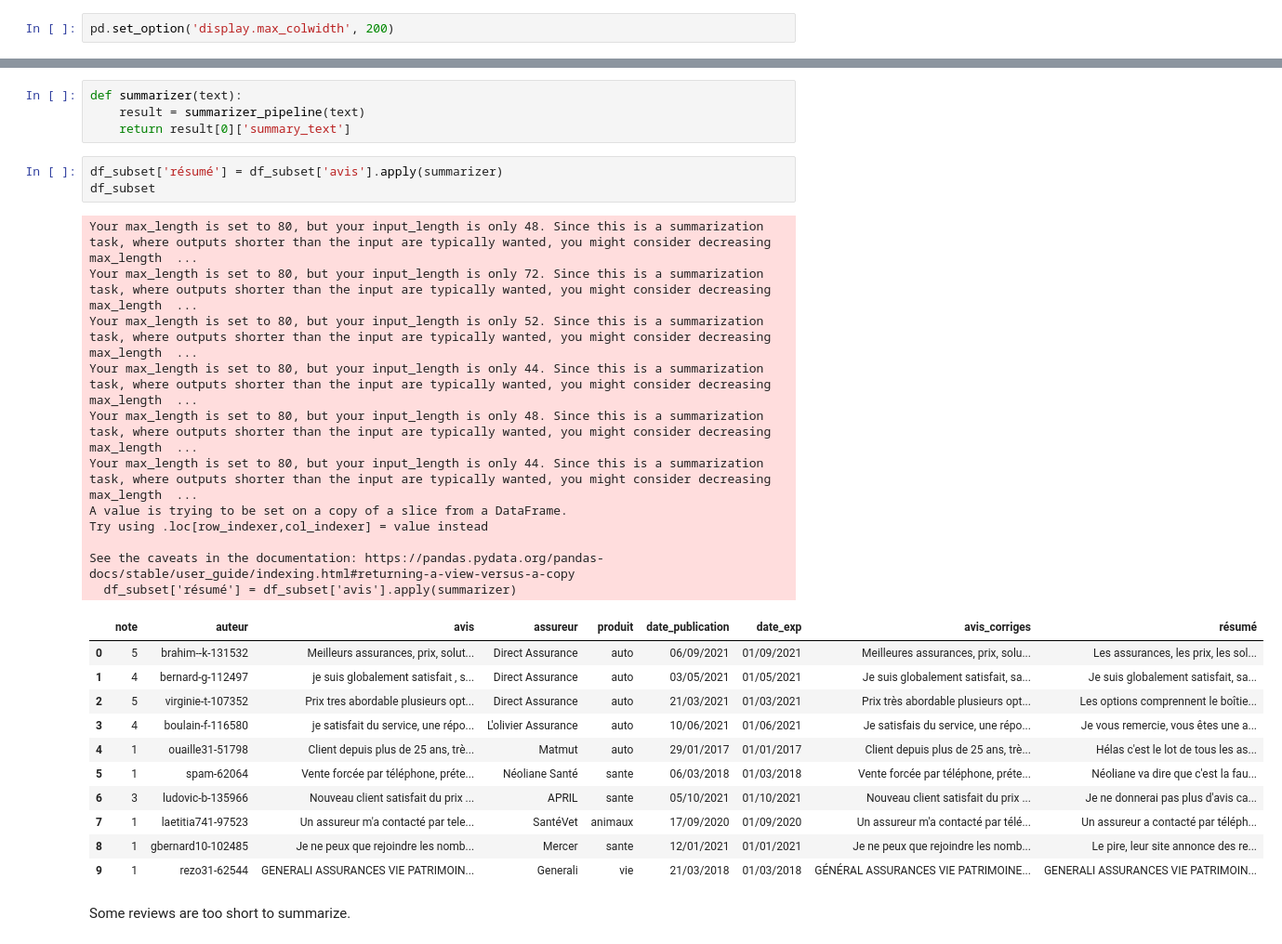
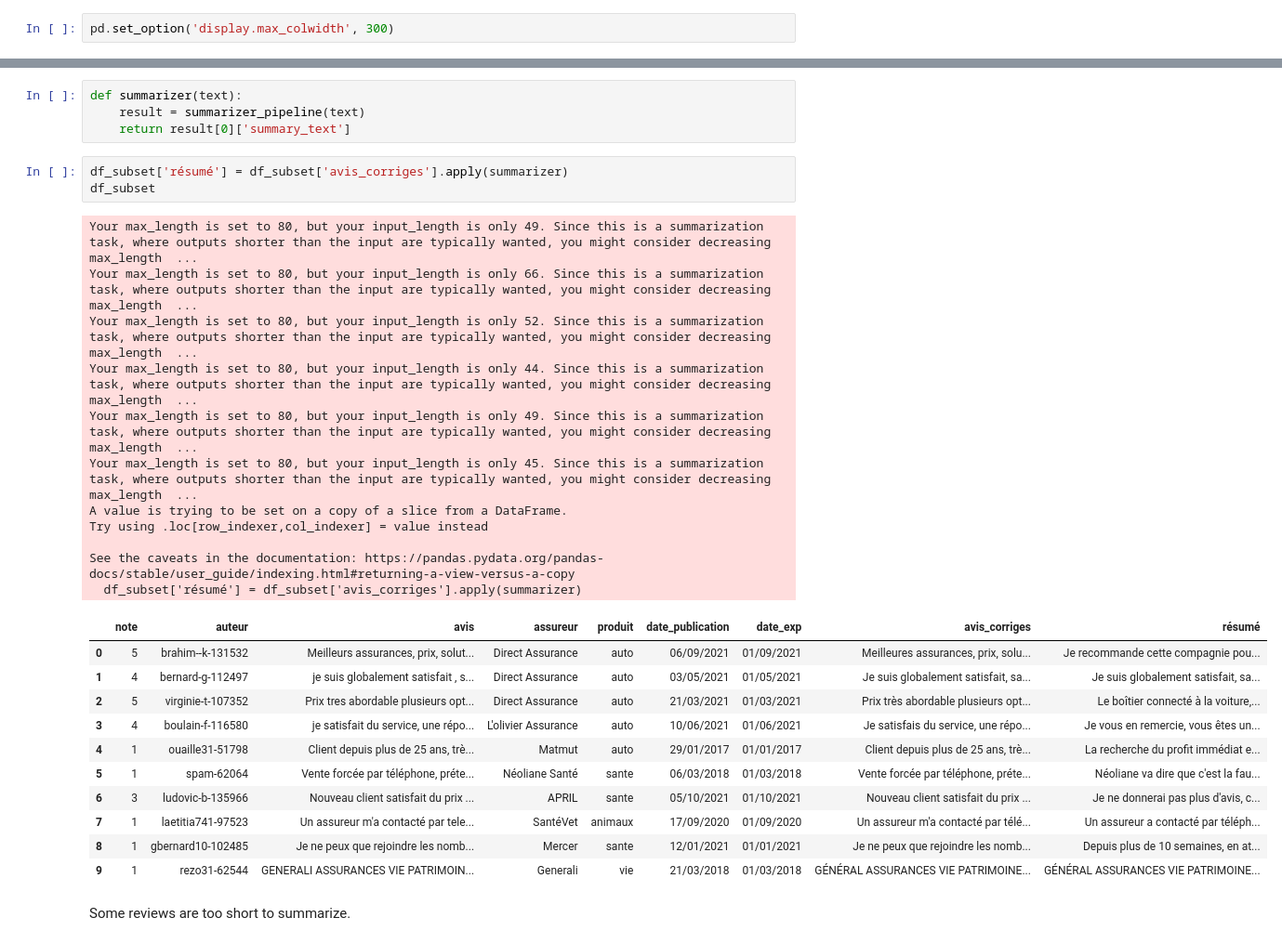
Before and after one commit to lucasartaud/Machine_Learning_for_NLP_Project2, a Jupyter notebook: Artaud_Sivasubramaniam_DIA1_project2.ipynb, the cells around one changed output, grey strips where cells are left out. Shown at 93% size. Drawn from its saved outputs; the diff is of its cells as text.

```diff
--- a/Artaud_Sivasubramaniam_DIA1_project2.ipynb
+++ b/Artaud_Sivasubramaniam_DIA1_project2.ipynb
@@ -26,7 +35,7 @@ torch.cuda.is_available()
 # %% [output]
 True
 # %%
-pd.set_option('display.max_colwidth', 200)
+pd.set_option('display.max_colwidth', 300)
 # %% [markdown]
 ## Data loading
 # %%
@@ -276,31 +324,31 @@ def summarizer(text):
     result = summarizer_pipeline(text)
     return result[0]['summary_text']
 # %%
-df_subset['résumé'] = df_subset['avis'].apply(summarizer)
+df_subset['résumé'] = df_subset['avis_corriges'].apply(summarizer)
 df_subset
 # %% [output]
-Your max_length is set to 80, but your input_length is only 48. Since this is a summarization task, where outputs shorter than the input are typically wanted, you might consider decreasing max_length  ...
-Your max_length is set to 80, but your input_length is only 72. Since this is a summarization task, where outputs shorter than the input are typically wanted, you might consider decreasing max_length  ...
+Your max_length is set to 80, but your input_length is only 49. Since this is a summarization task, where outputs shorter than the input are typically wanted, you might consider decreasing max_length  ...
+Your max_length is set to 80, but your input_length is only 66. Since this is a summarization task, where outputs shorter than the input are typically wanted, you might consider decreasing max_length  ...
 Your max_length is set to 80, but your input_length is only 52. Since this is a summarization task, where outputs shorter than the input are typically wanted, you might consider decreasing max_length  ...
 Your max_length is set to 80, but your input_length is only 44. Since this is a summarization task, where outputs shorter than the input are typically wanted, you might consider decreasing max_length  ...
-Your max_length is set to 80, but your input_length is only 48. Since this is a summarization task, where outputs shorter than the input are typically wanted, you might consider decreasing max_length  ...
-Your max_length is set to 80, but your input_length is only 44. Since this is a summarization task, where outputs shorter than the input are typically wanted, you might consider decreasing max_length  ...
+Your max_length is set to 80, but your input_length is only 49. Since this is a summarization task, where outputs shorter than the input are typically wanted, you might consider decreasing max_length  ...
+Your max_length is set to 80, but your input_length is only 45. Since this is a summarization task, where outputs shorter than the input are typically wanted, you might consider decreasing max_length  ...
 A value is trying to be set on a copy of a slice from a DataFrame.
 Try using .loc[row_indexer,col_indexer] = value instead
 
 See the caveats in the documentation: https://pandas.pydata.org/pandas-docs/stable/user_guide/indexing.html#returning-a-view-versus-a-copy
-  df_subset['résumé'] = df_subset['avis'].apply(summarizer)
+  df_subset['résumé'] = df_subset['avis_corriges'].apply(summarizer)
 |  | note | auteur | avis | assureur | produit | date_publication | date_exp | avis_corriges | résumé |
-| 0 | 5 | brahim--k-131532 | Meilleurs assurances, prix, solut... | Direct Assurance | auto | 06/09/2021 | 01/09/2021 | Meilleures assurances, prix, solu... | Les assurances, les prix, les sol... |
+| 0 | 5 | brahim--k-131532 | Meilleurs assurances, prix, solut... | Direct Assurance | auto | 06/09/2021 | 01/09/2021 | Meilleures assurances, prix, solu... | Je recommande cette compagnie pou... |
 | 1 | 4 | bernard-g-112497 | je suis globalement satisfait , s... | Direct Assurance | auto | 03/05/2021 | 01/05/2021 | Je suis globalement satisfait, sa... | Je suis globalement satisfait, sa... |
-| 2 | 5 | virginie-t-107352 | Prix tres abordable plusieurs opt... | Direct Assurance | auto | 21/03/2021 | 01/03/2021 | Prix très abordable plusieurs opt... | Les options comprennent le boîtie... |
-| 3 | 4 | boulain-f-116580 | je satisfait du service, une répo... | L'olivier Assurance | auto | 10/06/2021 | 01/06/2021 | Je satisfais du service, une répo... | Je vous remercie, vous êtes une a... |
-| 4 | 1 | ouaille31-51798 | Client depuis plus de 25 ans, trè... | Matmut | auto | 29/01/2017 | 01/01/2017 | Client depuis plus de 25 ans, trè... | Hélas c'est le lot de tous les as... |
+| 2 | 5 | virginie-t-107352 | Prix tres abordable plusieurs opt... | Direct Assurance | auto | 21/03/2021 | 01/03/2021 | Prix très abordable plusieurs opt... | Le boîtier connecté à la voiture,... |
+| 3 | 4 | boulain-f-116580 | je satisfait du service, une répo... | L'olivier Assurance | auto | 10/06/2021 | 01/06/2021 | Je satisfais du service, une répo... | Je vous en remercie, vous êtes un... |
+| 4 | 1 | ouaille31-51798 | Client depuis plus de 25 ans, trè... | Matmut | auto | 29/01/2017 | 01/01/2017 | Client depuis plus de 25 ans, trè... | La recherche du profit immédiat e... |
 | 5 | 1 | spam-62064 | Vente forcée par téléphone, préte... | Néoliane Santé | sante | 06/03/2018 | 01/03/2018 | Vente forcée par téléphone, préte... | Néoliane va dire que c'est la fau... |
-| 6 | 3 | ludovic-b-135966 | Nouveau client satisfait du prix ... | APRIL | sante | 05/10/2021 | 01/10/2021 | Nouveau client satisfait du prix ... | Je ne donnerai pas plus d'avis ca... |
+| 6 | 3 | ludovic-b-135966 | Nouveau client satisfait du prix ... | APRIL | sante | 05/10/2021 | 01/10/2021 | Nouveau client satisfait du prix ... | Je ne donnerai pas plus d'avis, c... |
 | 7 | 1 | laetitia741-97523 | Un assureur m'a contacté par tele... | SantéVet | animaux | 17/09/2020 | 01/09/2020 | Un assureur m'a contacté par télé... | Un assureur a contacté par téléph... |
-| 8 | 1 | gbernard10-102485 | Je ne peux que rejoindre les nomb... | Mercer | sante | 12/01/2021 | 01/01/2021 | Je ne peux que rejoindre les nomb... | Le pire, leur site annonce des re... |
-| 9 | 1 | rezo31-62544 | GENERALI ASSURANCES VIE PATRIMOIN... | Generali | vie | 21/03/2018 | 01/03/2018 | GÉNÉRAL ASSURANCES VIE PATRIMOINE... | GENERALI ASSURANCES VIE PATRIMOIN... |
+| 8 | 1 | gbernard10-102485 | Je ne peux que rejoindre les nomb... | Mercer | sante | 12/01/2021 | 01/01/2021 | Je ne peux que rejoindre les nomb... | Depuis plus de 10 semaines, en at... |
+| 9 | 1 | rezo31-62544 | GENERALI ASSURANCES VIE PATRIMOIN... | Generali | vie | 21/03/2018 | 01/03/2018 | GÉNÉRAL ASSURANCES VIE PATRIMOINE... | GÉNÉRAL ASSURANCES VIE PATRIMOINE... |
 # %% [markdown]
 Some reviews are too short to summarize.
 # %% [markdown]
```
Also changed, not shown: parts of 23 cells of this notebook.
